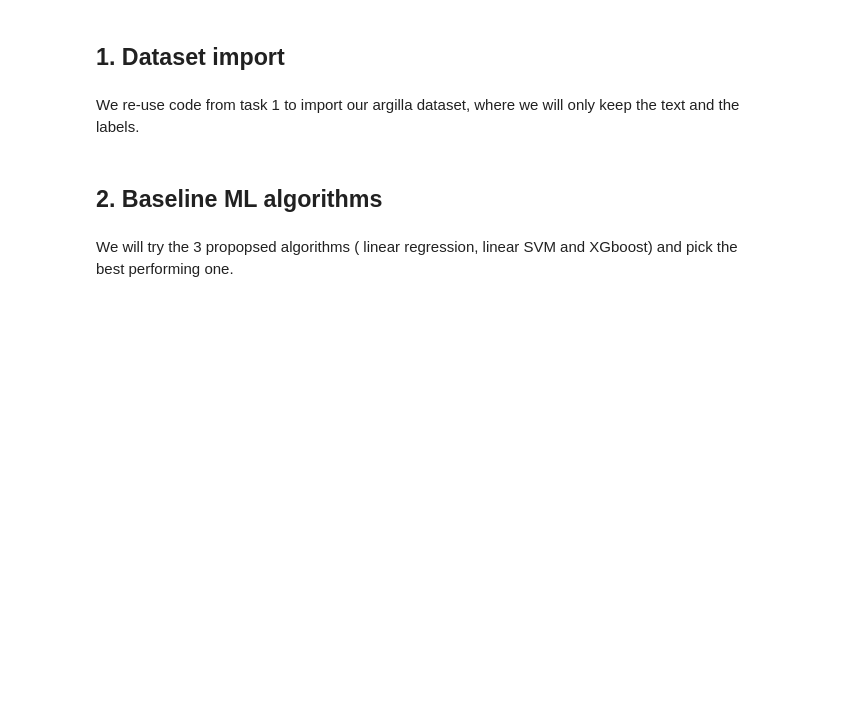
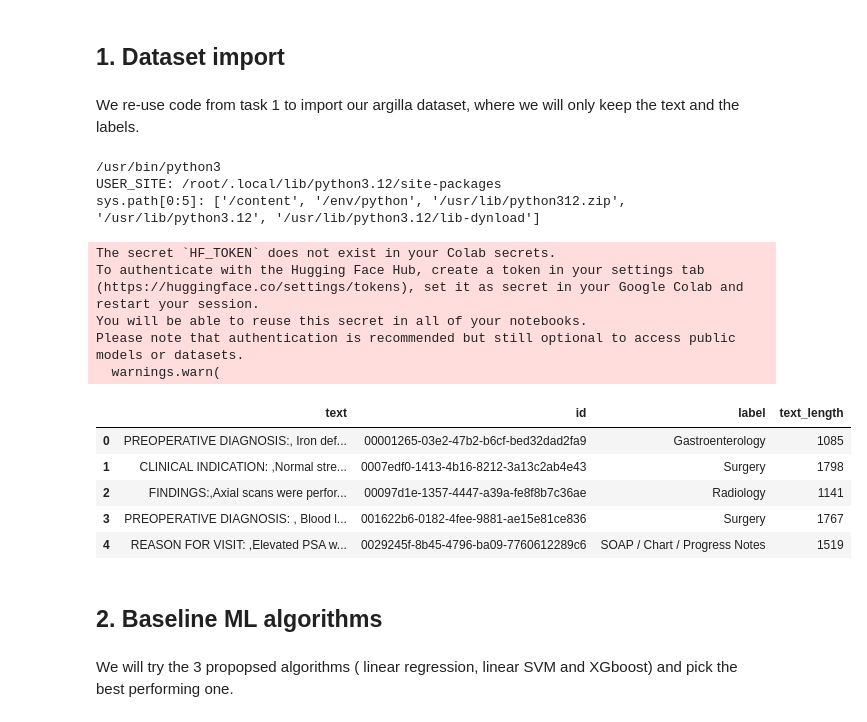
Before and after one commit to Schoggi-Mimi/nlp-project-2025, a Jupyter notebook: notebooks/03_prediction_model.ipynb, the cells around one changed output. Cells and saved outputs as stored; diff of their text form; code cells hidden in the pictures; blank space fills up the shorter version.

```diff
--- a/notebooks/03_prediction_model.ipynb
+++ b/notebooks/03_prediction_model.ipynb
@@ -28,24 +48,46 @@ order to load all the package's dependencies. You can do this by selecting the
 ## 1. Dataset import
 # %% [markdown]
 We re-use code from task 1 to import our argilla dataset, where we will only keep the text and the labels.
+# %%
+import sys, site
+print(sys.executable)
+print("USER_SITE:", site.getusersitepackages())
+print("sys.path[0:5]:", sys.path[:5])
+# %% [output]
+/usr/bin/python3
+USER_SITE: /root/.local/lib/python3.12/site-packages
+sys.path[0:5]: ['/content', '/env/python', '/usr/lib/python312.zip', '/usr/lib/python3.12', '/usr/lib/python3.12/lib-dynload']
 # %%
 
 pd.set_option('display.max_colwidth', 200)
 
 df = pd.read_parquet("hf://datasets/argilla/medical-domain/data/train-00000-of-00001-67e4e7207342a623.parquet")
 
 def extract_label(pred):
     if isinstance(pred, (list, np.ndarray)) and len(pred) > 0 and isinstance(pred[0], dict):
         return pred[0].get("label")
     return None
 
 df['label'] = df['prediction'].apply(extract_label)
 df['text_length'] = df['metrics'].apply(lambda x: x.get('text_length') if isinstance(x, dict) else None)
 
 # drop empty columns
 df = df.drop(columns=['inputs', 'prediction', 'prediction_agent', 'annotation', 'annotation_agent', 'multi_label', 'explanation', 'metadata', 'status', 'event_timestamp', 'metrics'], errors='ignore')
 
 #print(df.head)
+df.head()
+# %% [output]
+The secret `HF_TOKEN` does not exist in your Colab secrets.
+To authenticate with the Hugging Face Hub, create a token in your settings tab (https://huggingface.co/settings/tokens), set it as secret in your Google Colab and restart your session.
+You will be able to reuse this secret in all of your notebooks.
+Please note that authentication is recommended but still optional to access public models or datasets.
+  warnings.warn(
+|  | text | id | label | text_length |
+| 0 | PREOPERATIVE DIAGNOSIS:, Iron def... | 00001265-03e2-47b2-b6cf-bed32dad2fa9 | Gastroenterology | 1085 |
+| 1 | CLINICAL INDICATION: ,Normal stre... | 0007edf0-1413-4b16-8212-3a13c2ab4e43 | Surgery | 1798 |
+| 2 | FINDINGS:,Axial scans were perfor... | 00097d1e-1357-4447-a39a-fe8f8b7c36ae | Radiology | 1141 |
+| 3 | PREOPERATIVE DIAGNOSIS: , Blood l... | 001622b6-0182-4fee-9881-ae15e81ce836 | Surgery | 1767 |
+| 4 | REASON FOR VISIT: ,Elevated PSA w... | 0029245f-8b45-4796-ba09-7760612289c6 | SOAP / Chart / Progress Notes | 1519 |
 # %% [markdown]
 ## 2. Baseline ML algorithms
 # %% [markdown]
```
Also changed, not shown: parts of 70 cells of this notebook.
